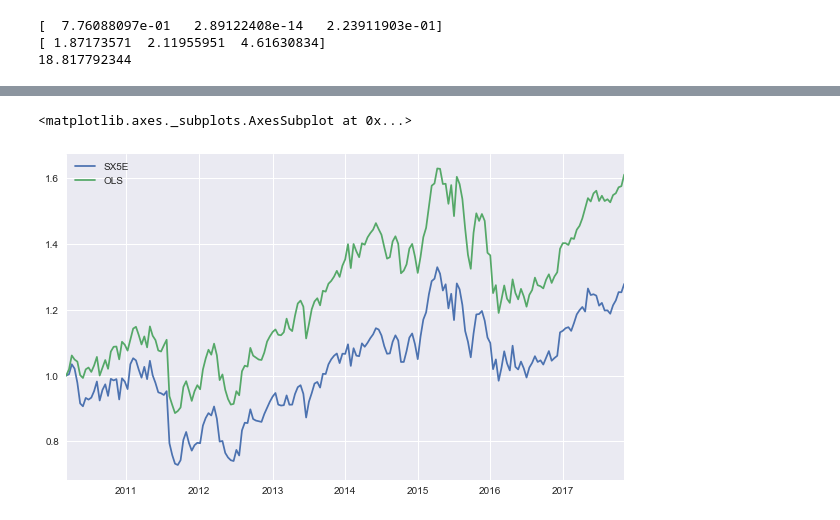
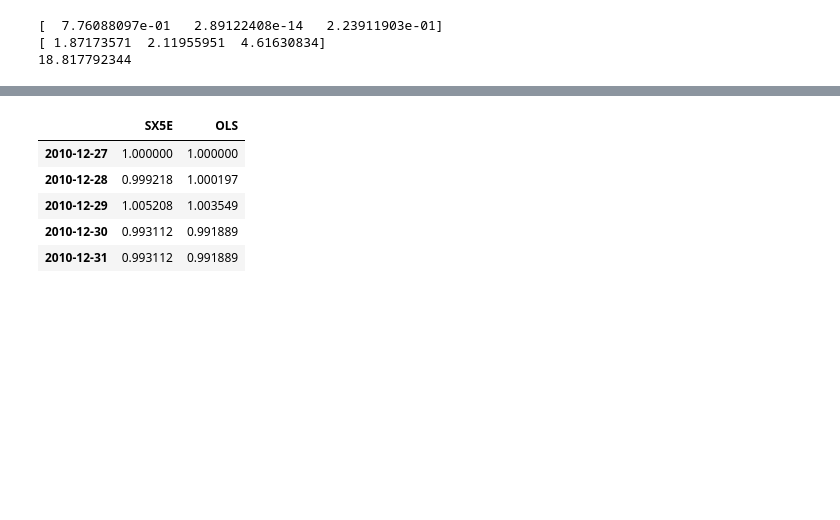
Before and after one commit to gwigniolle/Hedge-Fund-Replication, a Jupyter notebook: OLS Regression.ipynb, the cells around one changed output, grey strips where cells are left out. Cells and saved outputs as stored; diff of their text form; code cells hidden in the pictures; blank space fills up the shorter version.

```diff
--- a/OLS Regression.ipynb
+++ b/OLS Regression.ipynb
@@ -91,13 +95,18 @@ df_weight.head()
 # %%
-prices_for_track = prices.loc[df_weight.index].drop("SX5E",axis=1)
+#prices_for_track = prices.loc[df_weight.index[0]:].drop("SX5E",axis=1)
+prices_for_track = prices.loc[df_weight.index[0]:].drop("SX5E",axis=1)
 replication = make_track(prices_for_track,df_weight)
 
-df_res = prices.loc[df_weight.index][["SX5E"]]
+df_res = prices.loc[df_weight.index[0]:][["SX5E"]]
 df_res["OLS"] = replication
 
 df_res = df_res/df_res.iloc[0]
-# %%
-df_res.plot(figsize=(10,6))
-# %% [output]
-<matplotlib.axes._subplots.AxesSubplot at 0x...>
-[figure, removed]
+# %%
+df_res.head()
+# %% [output]
+|  | SX5E | OLS |
+| 2010-12-27 | 1.000000 | 1.000000 |
+| 2010-12-28 | 0.999218 | 1.000197 |
+| 2010-12-29 | 1.005208 | 1.003549 |
+| 2010-12-30 | 0.993112 | 0.991889 |
+| 2010-12-31 | 0.993112 | 0.991889 |
```
Also changed, not shown: parts of 5 cells of this notebook.
